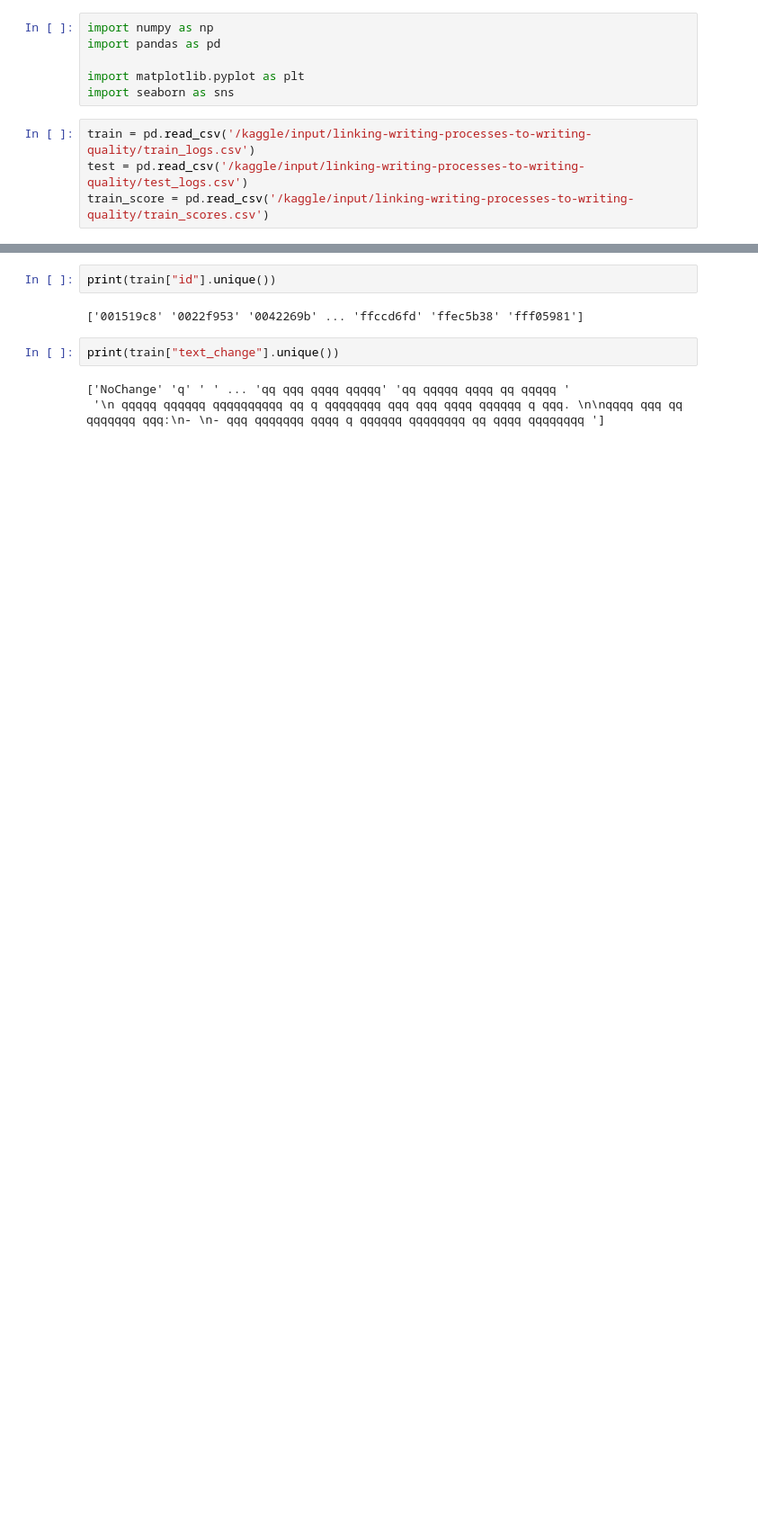
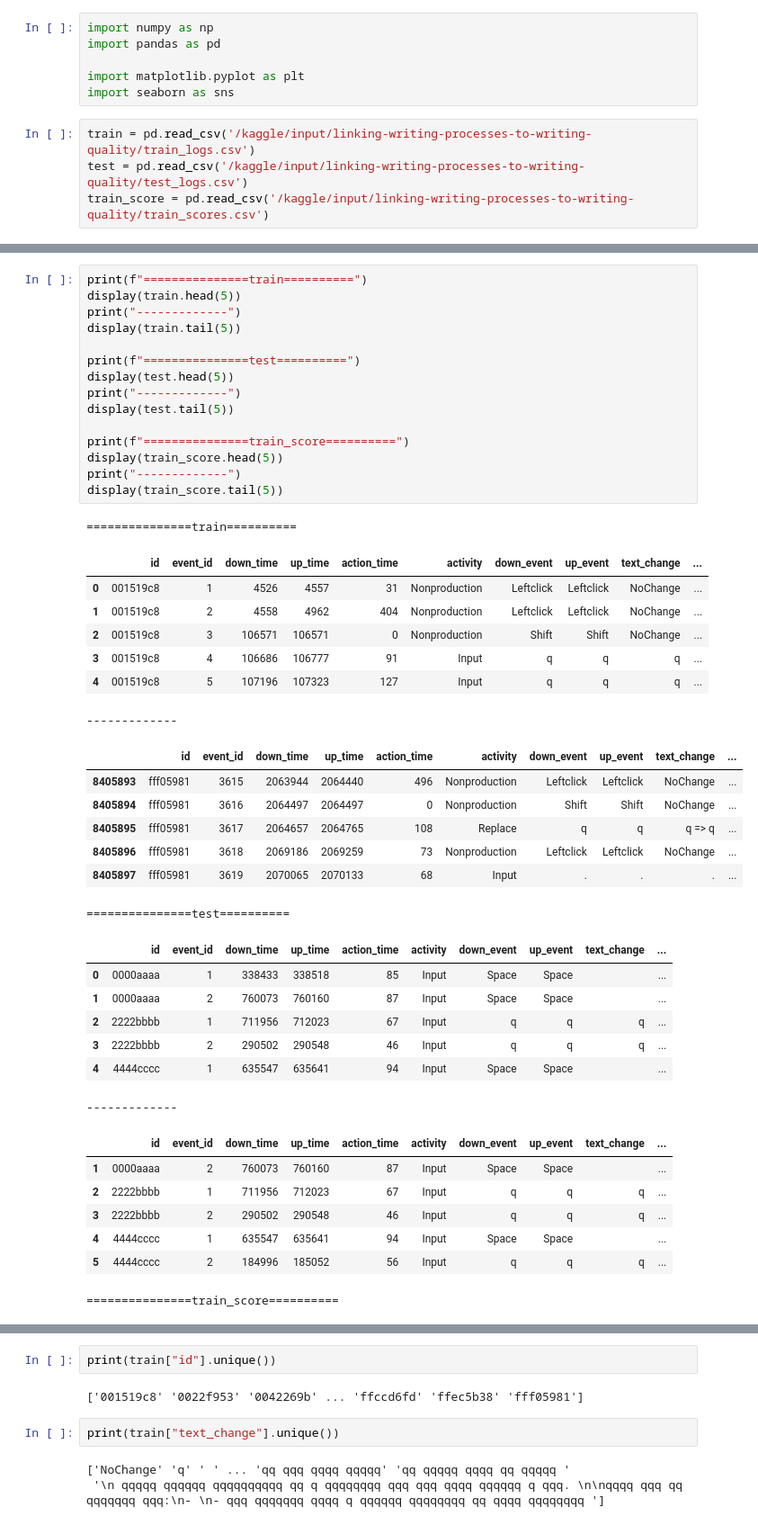
Before and after one commit to takeokikkuchi/LinkingWriting, a Jupyter notebook: 01-eda-linkingwritingprocess.ipynb, the cells around one changed output, grey strips where cells are left out. Shown at 90% size. Saved outputs shown, nothing was run; the diff lists cells and outputs as text; blank space fills up the shorter version.

```diff
--- a/01-eda-linkingwritingprocess.ipynb
+++ b/01-eda-linkingwritingprocess.ipynb
@@ -10,0 +152,45 @@ train_score = pd.read_csv('/kaggle/input/linking-writing-processes-to-writing-qu
+# %%
+print(f"===============train==========")
+display(train.head(5))
+print("-------------")
+display(train.tail(5))
+
+print(f"===============test==========")
+display(test.head(5))
+print("-------------")
+display(test.tail(5))
+
+print(f"===============train_score==========")
+display(train_score.head(5))
+print("-------------")
+display(train_score.tail(5))
+# %% [output]
+===============train==========
+|  | id | event_id | down_time | up_time | action_time | activity | down_event | up_event | text_change | ... |
+| 0 | 001519c8 | 1 | 4526 | 4557 | 31 | Nonproduction | Leftclick | Leftclick | NoChange | ... |
+| 1 | 001519c8 | 2 | 4558 | 4962 | 404 | Nonproduction | Leftclick | Leftclick | NoChange | ... |
+| 2 | 001519c8 | 3 | 106571 | 106571 | 0 | Nonproduction | Shift | Shift | NoChange | ... |
+| 3 | 001519c8 | 4 | 106686 | 106777 | 91 | Input | q | q | q | ... |
+| 4 | 001519c8 | 5 | 107196 | 107323 | 127 | Input | q | q | q | ... |
+-------------
+|  | id | event_id | down_time | up_time | action_time | activity | down_event | up_event | text_change | ... |
+| 8405893 | fff05981 | 3615 | 2063944 | 2064440 | 496 | Nonproduction | Leftclick | Leftclick | NoChange | ... |
+| 8405894 | fff05981 | 3616 | 2064497 | 2064497 | 0 | Nonproduction | Shift | Shift | NoChange | ... |
+| 8405895 | fff05981 | 3617 | 2064657 | 2064765 | 108 | Replace | q | q | q => q | ... |
+| 8405896 | fff05981 | 3618 | 2069186 | 2069259 | 73 | Nonproduction | Leftclick | Leftclick | NoChange | ... |
+| 8405897 | fff05981 | 3619 | 2070065 | 2070133 | 68 | Input | . | . | . | ... |
+===============test==========
+|  | id | event_id | down_time | up_time | action_time | activity | down_event | up_event | text_change | ... |
+| 0 | 0000aaaa | 1 | 338433 | 338518 | 85 | Input | Space | Space |  | ... |
+| 1 | 0000aaaa | 2 | 760073 | 760160 | 87 | Input | Space | Space |  | ... |
+| 2 | 2222bbbb | 1 | 711956 | 712023 | 67 | Input | q | q | q | ... |
+| 3 | 2222bbbb | 2 | 290502 | 290548 | 46 | Input | q | q | q | ... |
+| 4 | 4444cccc | 1 | 635547 | 635641 | 94 | Input | Space | Space |  | ... |
+-------------
+|  | id | event_id | down_time | up_time | action_time | activity | down_event | up_event | text_change | ... |
+| 1 | 0000aaaa | 2 | 760073 | 760160 | 87 | Input | Space | Space |  | ... |
+| 2 | 2222bbbb | 1 | 711956 | 712023 | 67 | Input | q | q | q | ... |
+| 3 | 2222bbbb | 2 | 290502 | 290548 | 46 | Input | q | q | q | ... |
+| 4 | 4444cccc | 1 | 635547 | 635641 | 94 | Input | Space | Space |  | ... |
+| 5 | 4444cccc | 2 | 184996 | 185052 | 56 | Input | q | q | q | ... |
+===============train_score==========
```
Also changed, not shown: parts of 19 cells of this notebook.
